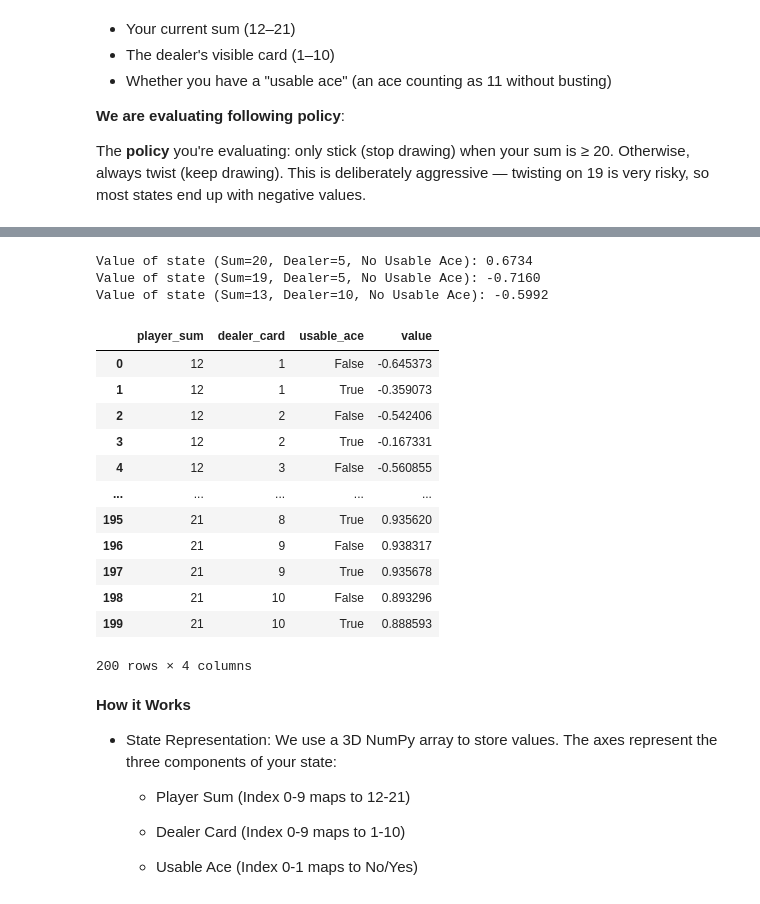
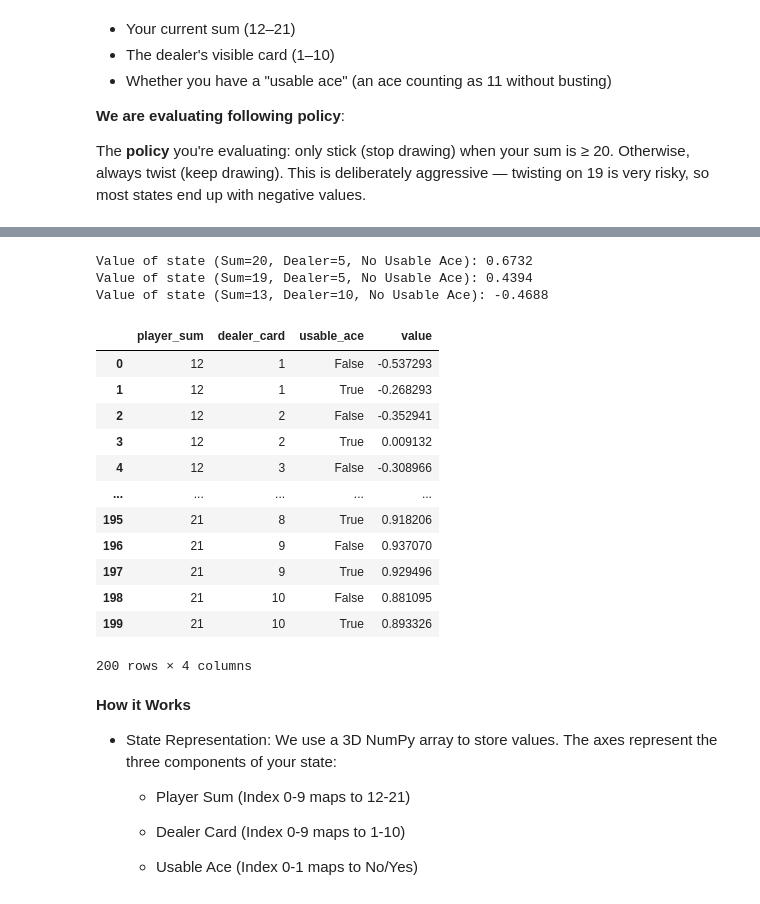
Before and after one commit to jean-kunz/cop_rl, a Jupyter notebook: nbks/1_4_model_free_predictions.ipynb, the cells around one changed output, grey strips where cells are left out. Cells and saved outputs as stored; diff of their text form; code cells hidden in the pictures.

```diff
--- a/nbks/1_4_model_free_predictions.ipynb
+++ b/nbks/1_4_model_free_predictions.ipynb
@@ -251,9 +276,9 @@ Step 0: Action=twist
 # %%
 # ── Policy ───────────────────────────────────────────────────────────
 def stick_on_20_policy(state):
-    """Stick if player sum >= 20, else twist."""
+    """Stick if player sum >= 18, else twist."""
     player_sum, _, _ = state
-    return "stick" if player_sum >= 20 else "twist"
+    return "stick" if player_sum >= 18 else "twist"
 
 
 # ── Shared index helper ─────────────────────────────────────────────
@@ -300,47 +325,47 @@ def mc_predict(env, policy, num_episodes):
 
     return V, N
 
 
 # ── Run ──────────────────────────────────────────────────────────────
 num_episodes = 500_000
 env = BlackjackEnv()
 V, N = mc_predict(env, stick_on_20_policy, num_episodes)
 
 print(f"Value of state (Sum=20, Dealer=5, No Usable Ace): {V[20 - 12, 5 - 1, 0]:.4f}")
 print(f"Value of state (Sum=19, Dealer=5, No Usable Ace): {V[19 - 12, 5 - 1, 0]:.4f}")
 print(f"Value of state (Sum=13, Dealer=10, No Usable Ace): {V[13 - 12, 10 - 1, 0]:.4f}")
 
 rows = []
 for p_sum in range(12, 22):
     for d_card in range(1, 11):
         for u_ace in [False, True]:
             rows.append(
                 {
                     "player_sum": p_sum,
                     "dealer_card": d_card,
                     "usable_ace": u_ace,
                     "value": V[p_sum - 12, d_card - 1, int(u_ace)],
                 }
             )
 
 states_df = pd.DataFrame(rows)
 states_df
 # %% [output]
-Value of state (Sum=20, Dealer=5, No Usable Ace): 0.6734
-Value of state (Sum=19, Dealer=5, No Usable Ace): -0.7160
-Value of state (Sum=13, Dealer=10, No Usable Ace): -0.5992
+Value of state (Sum=20, Dealer=5, No Usable Ace): 0.6732
+Value of state (Sum=19, Dealer=5, No Usable Ace): 0.4394
+Value of state (Sum=13, Dealer=10, No Usable Ace): -0.4688
 |  | player_sum | dealer_card | usable_ace | value |
-| 0 | 12 | 1 | False | -0.645373 |
-| 1 | 12 | 1 | True | -0.359073 |
-| 2 | 12 | 2 | False | -0.542406 |
-| 3 | 12 | 2 | True | -0.167331 |
-| 4 | 12 | 3 | False | -0.560855 |
+| 0 | 12 | 1 | False | -0.537293 |
+| 1 | 12 | 1 | True | -0.268293 |
+| 2 | 12 | 2 | False | -0.352941 |
+| 3 | 12 | 2 | True | 0.009132 |
+| 4 | 12 | 3 | False | -0.308966 |
 | ... | ... | ... | ... | ... |
-| 195 | 21 | 8 | True | 0.935620 |
-| 196 | 21 | 9 | False | 0.938317 |
-| 197 | 21 | 9 | True | 0.935678 |
-| 198 | 21 | 10 | False | 0.893296 |
-| 199 | 21 | 10 | True | 0.888593 |
+| 195 | 21 | 8 | True | 0.918206 |
+| 196 | 21 | 9 | False | 0.937070 |
+| 197 | 21 | 9 | True | 0.929496 |
+| 198 | 21 | 10 | False | 0.881095 |
+| 199 | 21 | 10 | True | 0.893326 |
 200 rows × 4 columns
 # %% [markdown]
 **How it Works**
```
Also changed, not shown: parts of 2 cells of this notebook.
